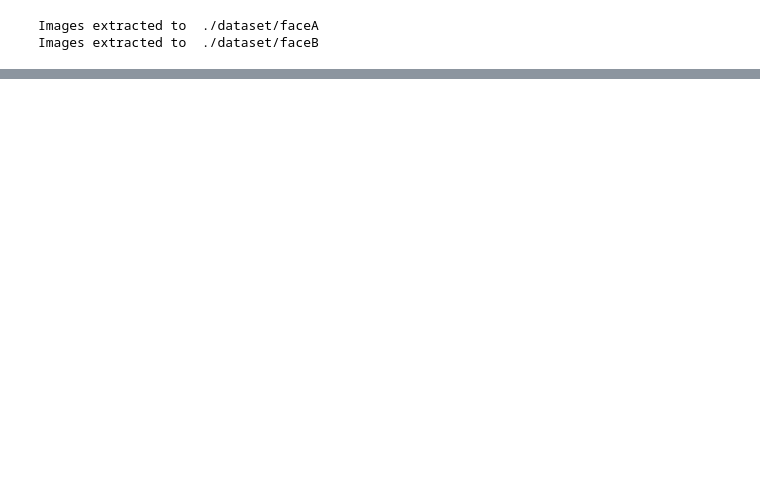
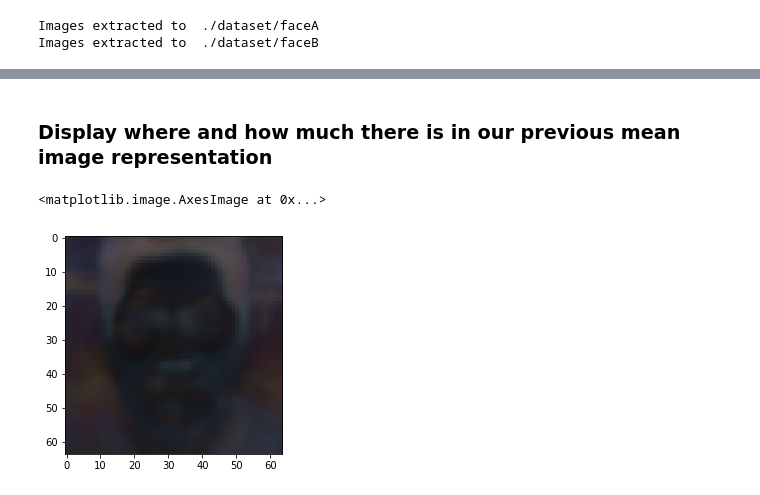
Before and after one commit to betogaona7/hairstyle, a Jupyter notebook: FS-EncDec-Technique/Encoder-Decoder.ipynb, the cells around one changed output, grey strips where cells are left out. Cells and saved outputs as stored; diff of their text form; code cells hidden in the pictures; blank space fills up the shorter version.

```diff
--- a/FS-EncDec-Technique/Encoder-Decoder.ipynb
+++ b/FS-EncDec-Technique/Encoder-Decoder.ipynb
@@ -36,0 +82,9 @@ Images extracted to  ./dataset/faceB
+# %% [markdown]
+### Display where and how much there is in our previous mean image representation
+# %%
+# Describe where change are likely to be in our dataset
+std_img =np.std(data, axis=0)
+plt.imshow(std_img.astype(np.uint8))
+# %% [output]
+<matplotlib.image.AxesImage at 0x...>
+[figure, added]
```
Also changed, not shown: parts of 11 cells of this notebook.
